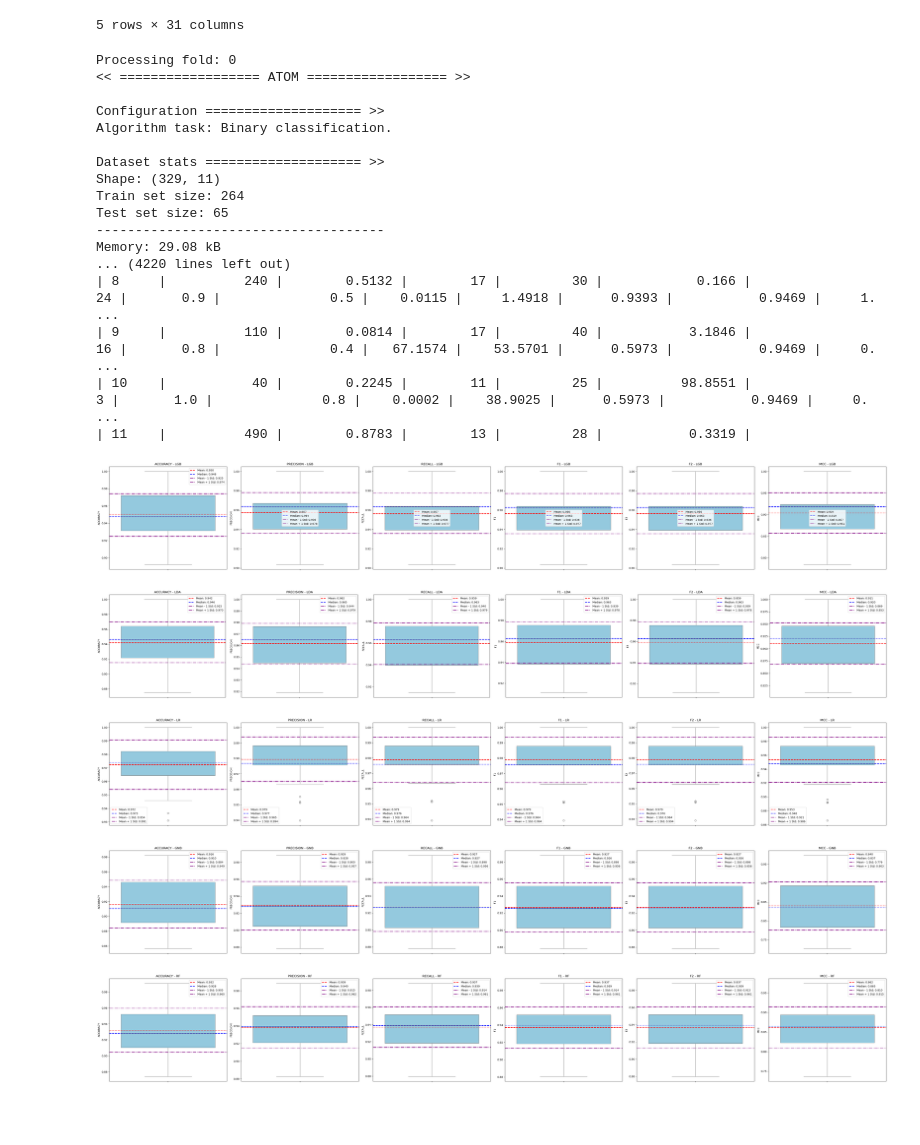
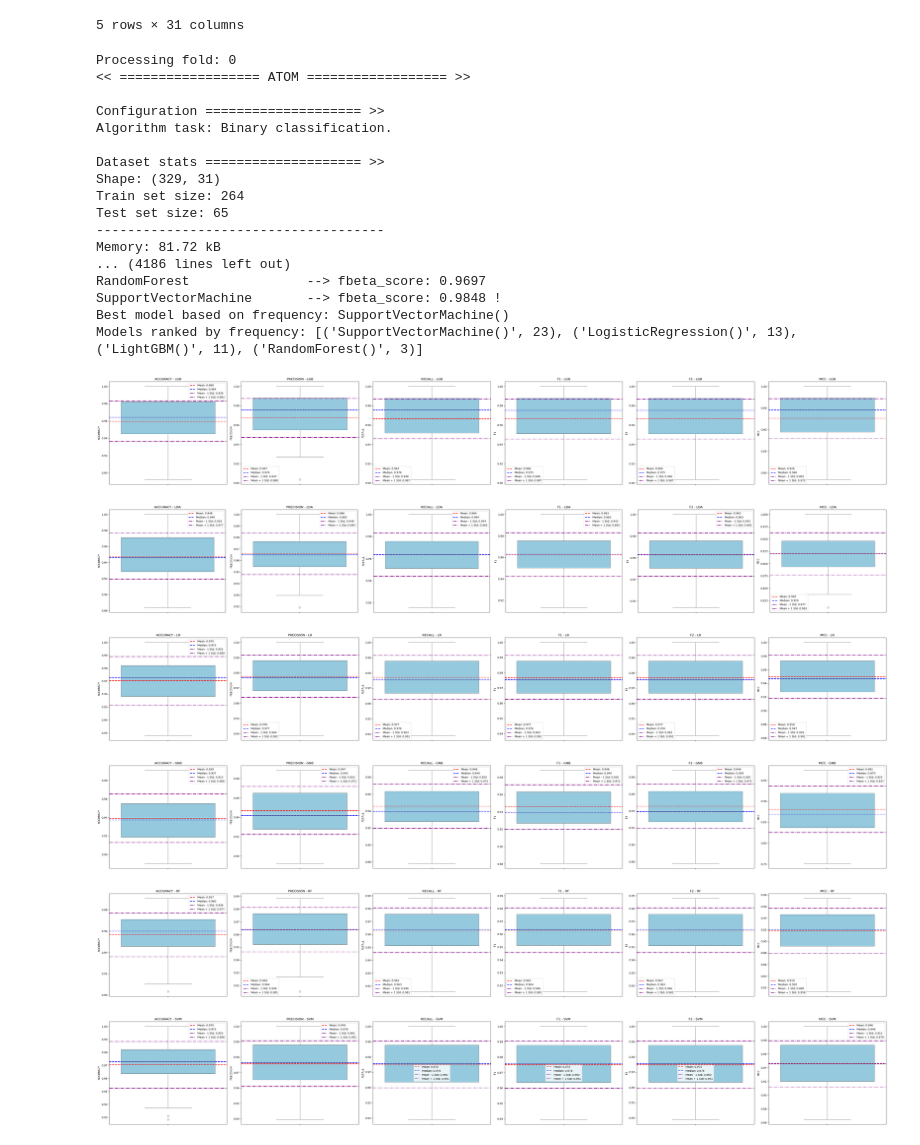
Before and after one commit to RafailTn/Assignment-2, a Jupyter notebook: notebooks/model_analysis.ipynb, the cells around one changed output. Cells and saved outputs as stored; diff of their text form; code cells hidden in the pictures; blank space fills up the shorter version.

Commit message:
finalized kfold and bootstrapping-best model:LR

```diff
--- a/notebooks/model_analysis.ipynb
+++ b/notebooks/model_analysis.ipynb
@@ -26,45 +26,51 @@ train_df.head()
 # %%
 utils = func_classes.Utils()
 rncv = func_classes.RNcvAtom(
     X=train_df.drop(columns=["diagnosis"]),
     y=train_df["diagnosis"],
-    models = ["LGB", "LDA", "LR", "GNB", "RF"],
+    models = ["LGB", "LDA", "LR", "GNB", "RF", "SVM"],
+    fs=False
 )
-rncv.run()
-results = rncv.get_results()
+rncv.baseline_run()
+results = rncv.get_baseline_results()
+inner_cv_results = rncv.get_best_from_inner_cv()
+results.to_csv(root/'data'/'results.csv', index=False)
+inner_cv_results.to_csv(root/'data'/'inner_cv_results.csv', index=False)
+
+# Get the best model from the inner CV results
+utils.get_best_from_folds(results=root/'data'/'inner_cv_results.csv')
 
 # Define the metrics you want to visualize
 metrics = ["accuracy", "precision", "recall", "f1", "f2", "mcc"]
 
 # Create boxplots for each model
-for model in ["LGB", "LDA", "LR", "GNB", "RF"]:
+for model in ["LGB", "LDA", "LR", "GNB", "RF", "SVM"]:
     utils.create_boxplot(
         df=results,
         model_name=model,
         metrics=metrics
     )
-
-results.to_csv(root/'data'/'results.csv', index=False)
 # %% [output]
 Processing fold: 0
 << ================== ATOM ================== >>
 
 Configuration ==================== >>
 Algorithm task: Binary classification.
 
 Dataset stats ==================== >>
-Shape: (329, 11)
+Shape: (329, 31)
 Train set size: 264
 Test set size: 65
 -------------------------------------
-Memory: 29.08 kB
-... (4220 lines left out)
-| 8     |          240 |        0.5132 |        17 |         30 |            0.166 |                24 |       0.9 |              0.5 |    0.0115 |     1.4918 |      0.9393 |           0.9469 |     1. ...
-| 9     |          110 |        0.0814 |        17 |         40 |           3.1846 |                16 |       0.8 |              0.4 |   67.1574 |    53.5701 |      0.5973 |           0.9469 |     0. ...
-| 10    |           40 |        0.2245 |        11 |         25 |          98.8551 |                 3 |       1.0 |              0.8 |    0.0002 |    38.9025 |      0.5973 |           0.9469 |     0. ...
-| 11    |          490 |        0.8783 |        13 |         28 |           0.3319 |
+Memory: 81.72 kB
+... (4186 lines left out)
+RandomForest               --> fbeta_score: 0.9697
+SupportVectorMachine       --> fbeta_score: 0.9848 !
+Best model based on frequency: SupportVectorMachine()
+Models ranked by frequency: [('SupportVectorMachine()', 23), ('LogisticRegression()', 13), ('LightGBM()', 11), ('RandomForest()', 3)]
-[figure, old version]
+[figure, new version]
-[figure, old version]
+[figure, new version]
-[figure, old version]
+[figure, new version]
-[figure, old version]
+[figure, new version]
-[figure, old version]
+[figure, new version]
+[figure, added]
```
Also changed, not shown: parts of 3 cells of this notebook, 9 other files.
